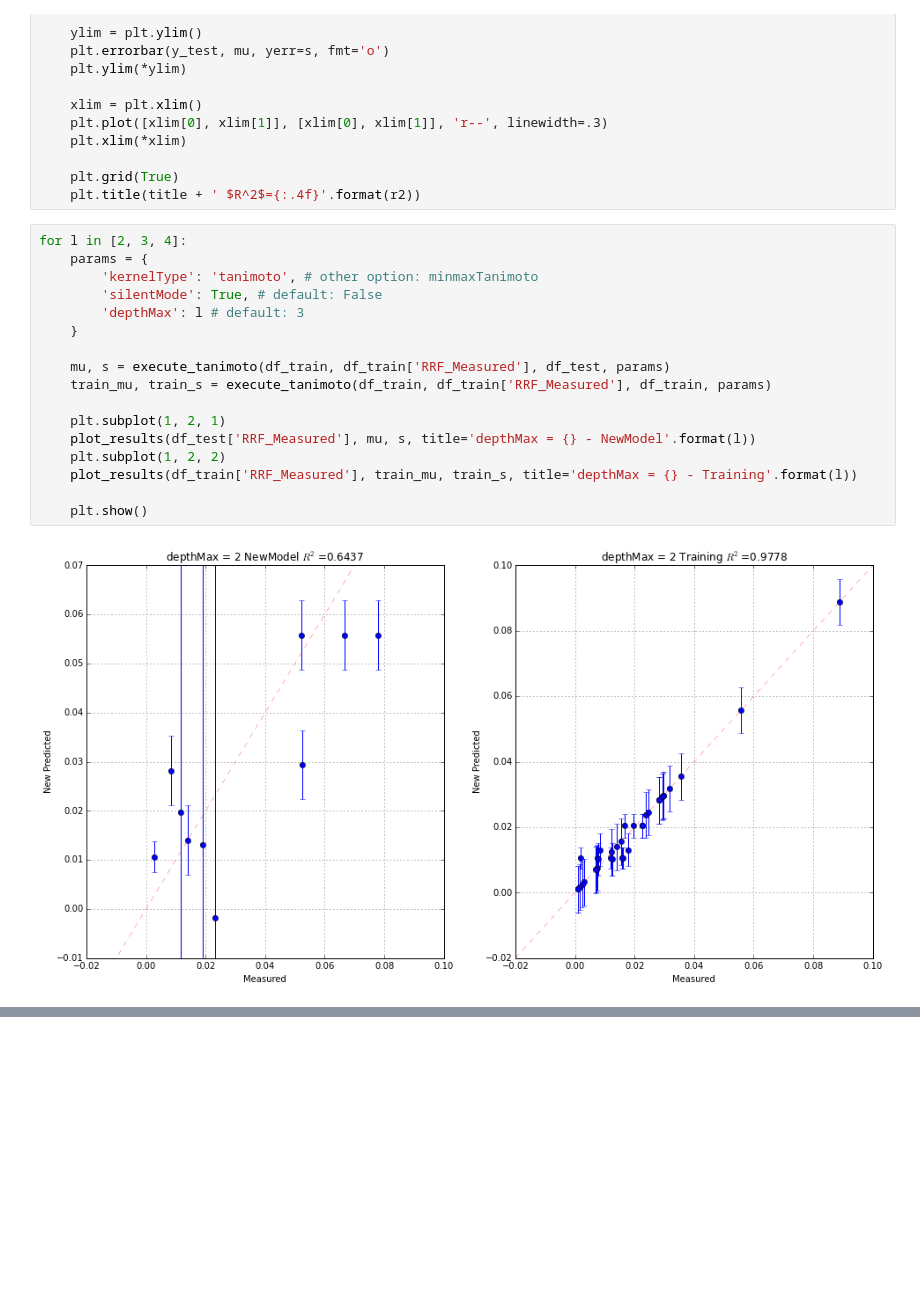
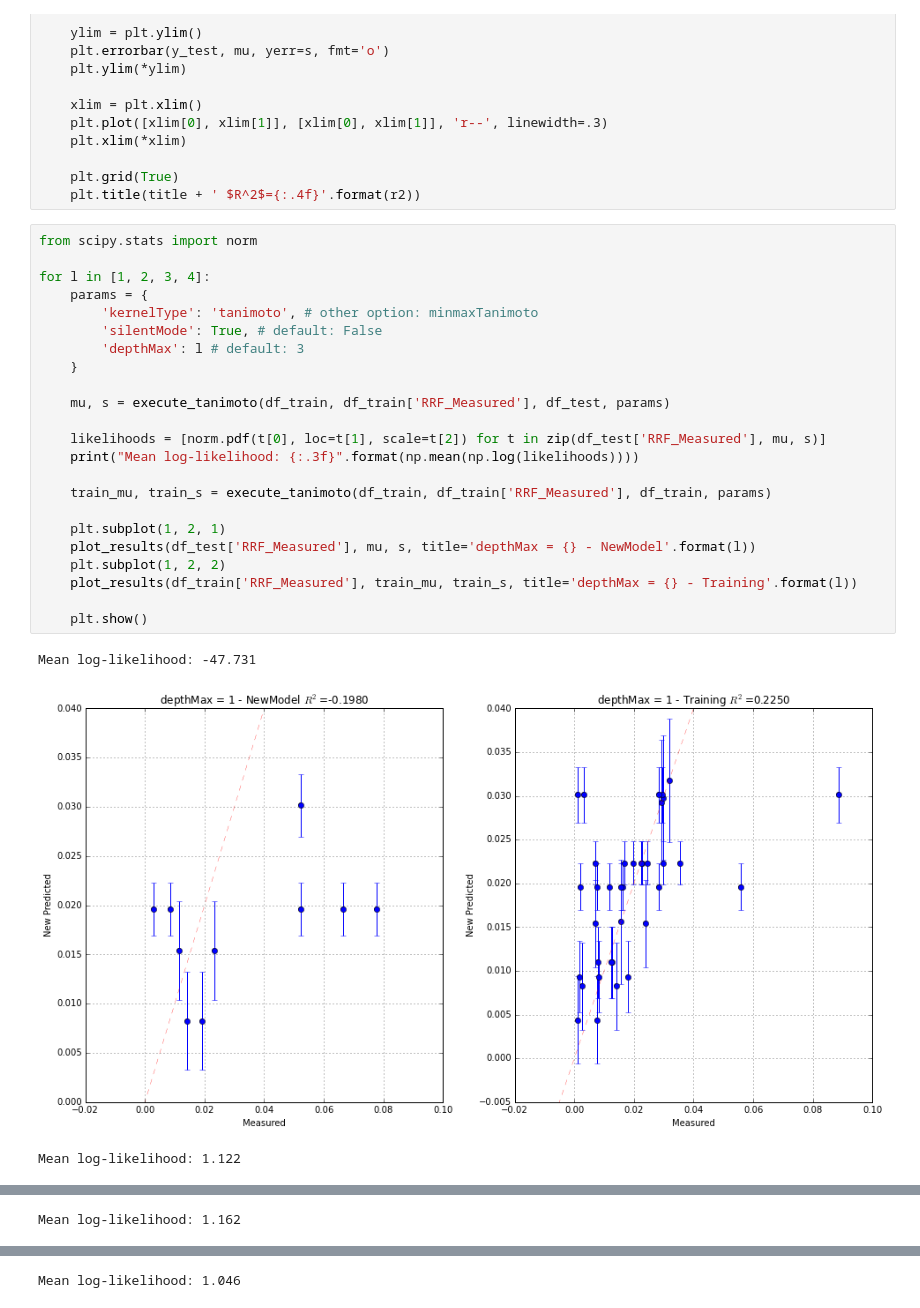
Before and after one commit to nikizh/msc-project, a Jupyter notebook: notebooks/GP_(Tanimoto).ipynb, the cells around one changed output, grey strips where cells are left out. Saved outputs shown, nothing was run; the diff lists cells and outputs as text; blank space fills up the shorter version.

```diff
--- a/notebooks/GP_(Tanimoto).ipynb
+++ b/notebooks/GP_(Tanimoto).ipynb
@@ -91,21 +91,29 @@ def plot_results(y_test, mu, s, title='New Model'):
     plt.grid(True)
     plt.title(title + ' $R^2$={:.4f}'.format(r2))
 # %%
-for l in [2, 3, 4]:
+from scipy.stats import norm
+
+for l in [1, 2, 3, 4]:
     params = {
         'kernelType': 'tanimoto', # other option: minmaxTanimoto
         'silentMode': True, # default: False
         'depthMax': l # default: 3
     }
 
     mu, s = execute_tanimoto(df_train, df_train['RRF_Measured'], df_test, params)
+
+    likelihoods = [norm.pdf(t[0], loc=t[1], scale=t[2]) for t in zip(df_test['RRF_Measured'], mu, s)]
+    print("Mean log-likelihood: {:.3f}".format(np.mean(np.log(likelihoods))))
+
     train_mu, train_s = execute_tanimoto(df_train, df_train['RRF_Measured'], df_train, params)
 
     plt.subplot(1, 2, 1)
     plot_results(df_test['RRF_Measured'], mu, s, title='depthMax = {} - NewModel'.format(l))
     plt.subplot(1, 2, 2)
     plot_results(df_train['RRF_Measured'], train_mu, train_s, title='depthMax = {} - Training'.format(l))
 
     plt.show()
 # %% [output]
+Mean log-likelihood: -47.731
-[figure, old version]
+[figure, new version]
+Mean log-likelihood: 1.122
@@ -112,0 +121 @@ for l in [2, 3, 4]:
+Mean log-likelihood: 1.162
@@ -113,0 +123 @@ for l in [2, 3, 4]:
+Mean log-likelihood: 1.046
```
Also changed, not shown: parts of 1 cell of this notebook, 2 other files.
